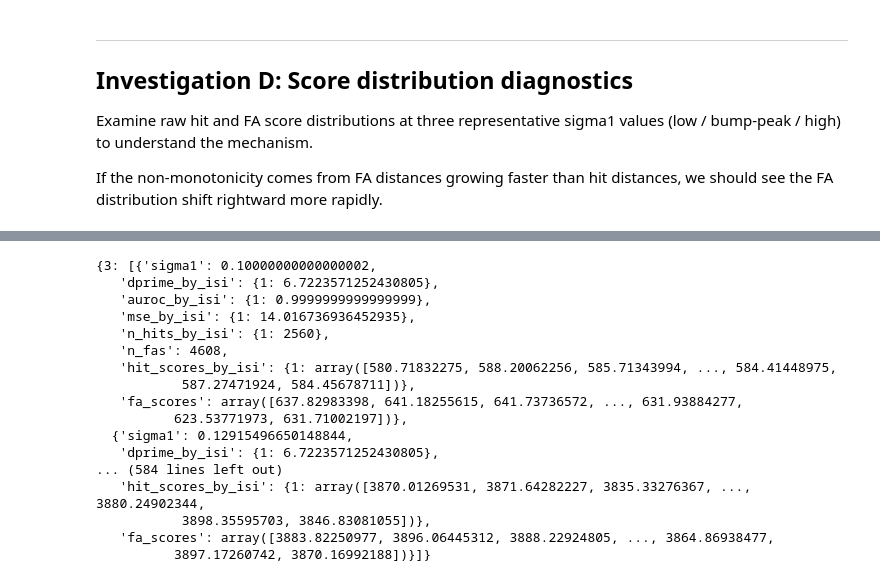
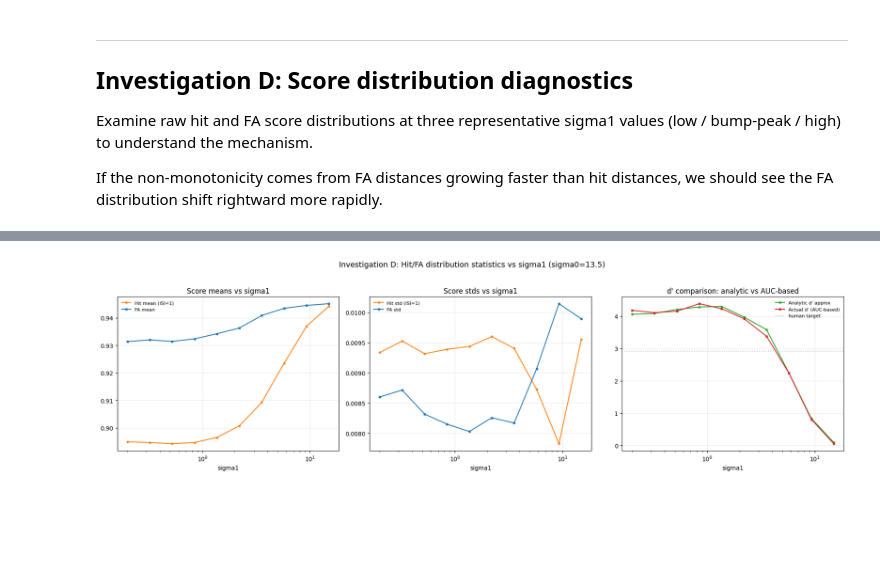
Before and after one commit to bjmedina/memory, a Jupyter notebook: notebooks/2026-02-27_three-stage-compact-isi1-verification.ipynb, the cells around one changed output, grey strips where cells are left out. Drawn from its saved outputs; the diff is of its cells as text; code cells hidden in the pictures; blank space fills up the shorter version.

```diff
--- a/notebooks/2026-02-27_three-stage-compact-isi1-verification.ipynb
+++ b/notebooks/2026-02-27_three-stage-compact-isi1-verification.ipynb
@@ -688,6 +702,6 @@ plt.show()
 # %%
 # How hit and FA distribution statistics change across the sigma1 sweep
-results_13 = sweep_by_sigma0[13.5]
+results_13 = sweep_by_sigma0[SIGMA0_BEST]
 s1_vals = np.array([r["sigma1"] for r in results_13])
 
 hit_means = np.array([np.mean(r["hit_scores_by_isi"][1]) for r in results_13])
@@ -703,51 +717,35 @@ axes[0].plot(s1_vals, fa_means, "s-", ms=3, label="FA mean", color="tab:blue")
 axes[0].set_title("Score means vs sigma1")
 axes[0].legend(fontsize=8, frameon=False)
 
 # Panel 2: Stds
 axes[1].plot(s1_vals, hit_stds, "o-", ms=3, label="Hit std (ISI=1)", color="tab:orange")
 axes[1].plot(s1_vals, fa_stds, "s-", ms=3, label="FA std", color="tab:blue")
 axes[1].set_title("Score stds vs sigma1")
 axes[1].legend(fontsize=8, frameon=False)
 
 # Panel 3: Analytic d' approximation vs actual d'
 # For distance metrics, lower = more similar, so hits should have LOWER scores
 # d' ~ (mean_FA - mean_Hit) / pooled_std
 pooled_std = np.sqrt(0.5 * (hit_stds**2 + fa_stds**2))
 analytic_dp = (fa_means - hit_means) / pooled_std
 actual_dp = [r["dprime_by_isi"].get(1, np.nan) for r in results_13]
 
 axes[2].plot(s1_vals, analytic_dp, "o-", ms=3, label="Analytic d' approx", color="tab:green")
 axes[2].plot(s1_vals, actual_dp, "s-", ms=3, label="Actual d' (AUC-based)", color="tab:red")
 axes[2].axhline(sigma1_human[1], ls=":", color="gray", alpha=0.5, label="human target")
 axes[2].set_title("d' comparison: analytic vs AUC-based")
 axes[2].legend(fontsize=8, frameon=False)
 
 for ax in axes:
     ax.set_xscale("log")
     ax.set_xlabel("sigma1")
     ax.grid(alpha=0.25)
 
-fig.suptitle("Investigation D: Hit/FA distribution statistics vs sigma1 (sigma0=13.5)",
+fig.suptitle(f"Investigation D: Hit/FA distribution statistics vs sigma1 (sigma0={SIGMA0_BEST})",
              y=1.03, fontsize=13)
 fig.tight_layout()
 plt.show()
+# %% [output]
+[figure, added]
 # %%
-sweep_by_sigma0
+#sweep_by_sigma0
-# %% [output]
-{3: [{'sigma1': 0.10000000000000002,
-   'dprime_by_isi': {1: 6.7223571252430805},
-   'auroc_by_isi': {1: 0.9999999999999999},
-   'mse_by_isi': {1: 14.016736936452935},
-   'n_hits_by_isi': {1: 2560},
-   'n_fas': 4608,
-   'hit_scores_by_isi': {1: array([580.71832275, 588.20062256, 585.71343994, ..., 584.41448975,
-           587.27471924, 584.45678711])},
-   'fa_scores': array([637.82983398, 641.18255615, 641.73736572, ..., 631.93884277,
-          623.53771973, 631.71002197])},
-  {'sigma1': 0.12915496650148844,
-   'dprime_by_isi': {1: 6.7223571252430805},
-... (584 lines left out)
-   'hit_scores_by_isi': {1: array([3870.01269531, 3871.64282227, 3835.33276367, ..., 3880.24902344,
-           3898.35595703, 3846.83081055])},
-   'fa_scores': array([3883.82250977, 3896.06445312, 3888.22924805, ..., 3864.86938477,
-          3897.17260742, 3870.16992188])}]}
```
Also changed, not shown: parts of 9 cells of this notebook, 2 other files.
